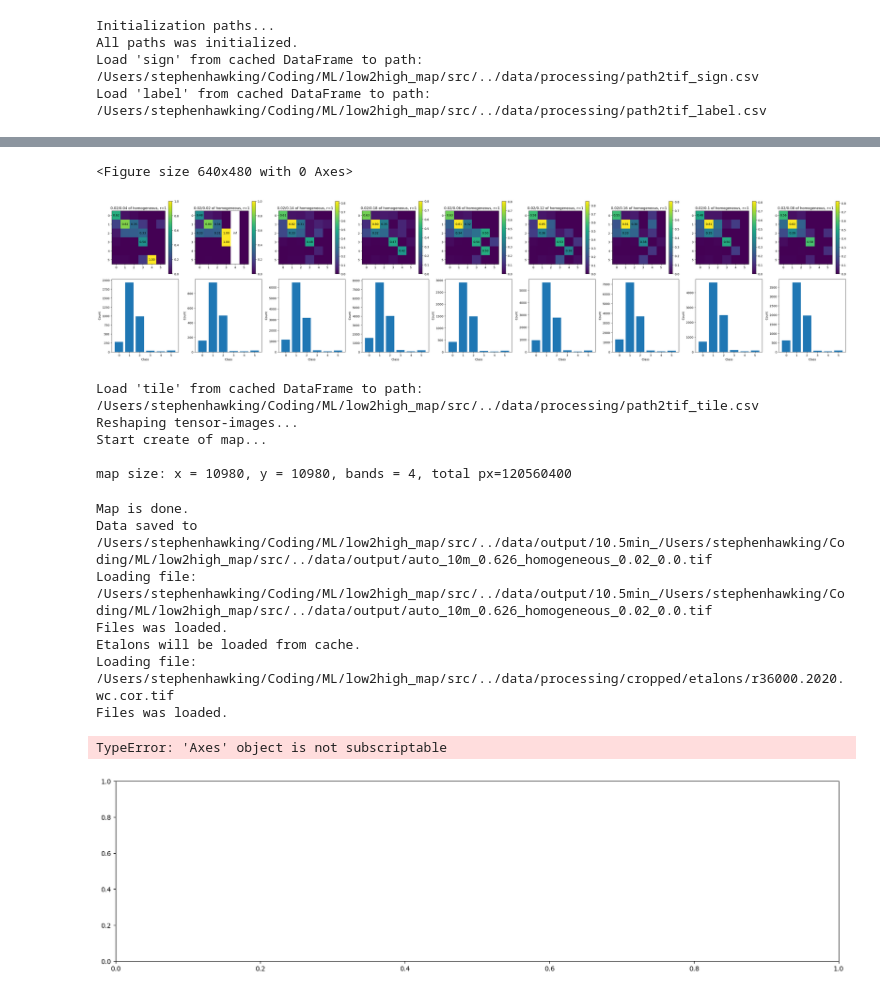
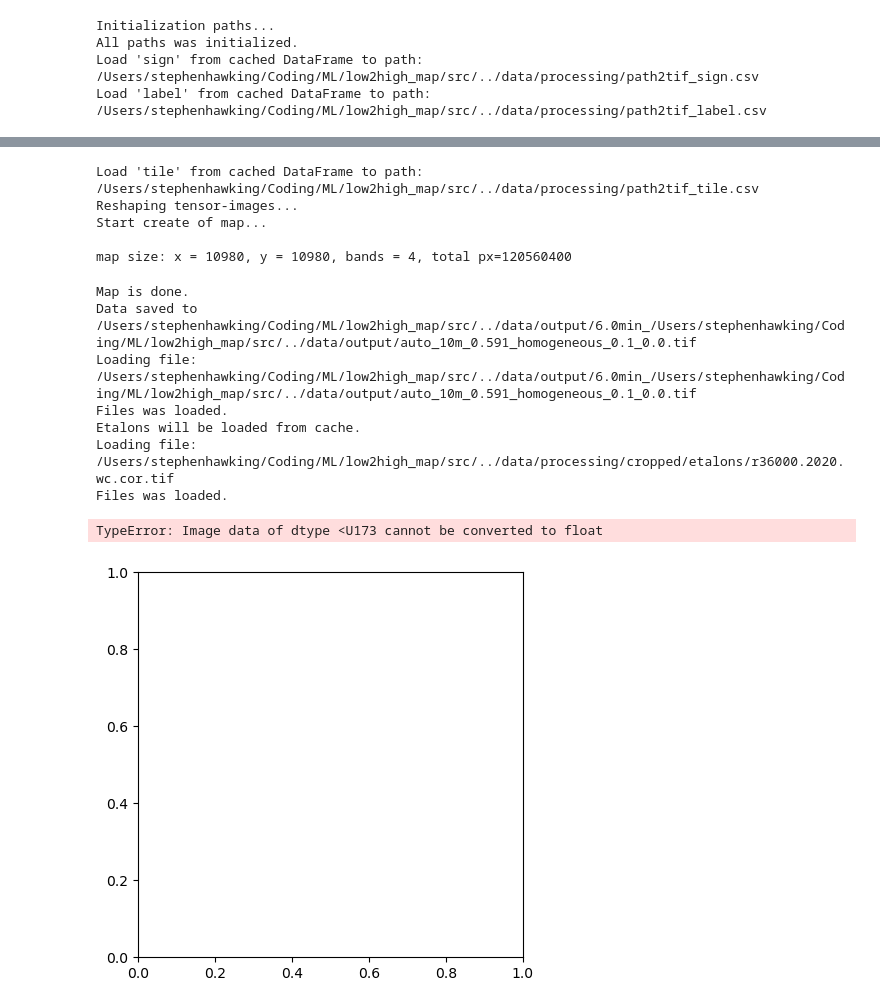
Before and after one commit to 1cosmic/low2high_map, a Jupyter notebook: src/auto-sci.ipynb, the cells around one changed output, grey strips where cells are left out. Drawn from its saved outputs; the diff is of its cells as text; code cells hidden in the pictures.

```diff
--- a/src/auto-sci.ipynb
+++ b/src/auto-sci.ipynb
@@ -29,8 +29,8 @@ only_bands = ["r", "b", "g", "n"]
 signs_paths = signs.query(
     f"year == {year} and season == '90d' and band in @only_bands"
 ).sort_values("band")
-signs_paths = signs_paths["path"].to_list()
-labels_paths = labels.query(f"year == {year}")["path"].to_list()
+signs_paths = signs_paths
+labels_paths = labels.query(f"year == {year}")
 # %% [output]
 Initialization paths...
 All paths was initialized.
@@ -39,19 +39,33 @@ Load 'label' from cached DataFrame to path:  /Users/stephenhawking/Coding/ML/low
 # %%
 config_grid = {
     "resize": ["by_label"],
-    "mask_mode": ["homogeneous"],
-    # "mask_mode": ["homogeneous"],
+    "mask_mode": ["random"],
+    # "r": [0.25 * i for i in range(6)[1:]],
     "r": [1],
-    # "r": [1],
-    # "percent": [0.05 * i for i in range(4)[1:]],
-    "percent": [0.02],
-    "homogen_percent": [0.02 * i for i in range(10)][1:],
-    # "homogen_percent": [0.1],
-    # "stratify": [False, True],
-    "stratify": [False],
+    # "percent": [0.001, 0.01],
+    "percent": [0.05 * i for i in range(6)][1:],
+    # "homogen_percent": [0.05 * i for i in range(6)][1:],
+    # "homogen_percent": [0.01 * i for i in range(6)][1:],
+    # "homogen_percent": [0.3, 0.5],
+    "homogen_percent": [1],
+    # "stratify": [True, False],
+    "stratify": [True],
 }
-
 best_models = analyse_best_model(
     config_grid, signs_paths, labels_paths, store_models=True, verbose=False
 )
+
+take_first = len(best_models)
+models = []
+for m in best_models[:take_first]:
+    models.append(
+        {
+            "model": m["model"],
+            "report": m["report"],
+            "cf_matrix": m["cf_matrix"],
+            "f1": m["f1_score"],
+        }
+    )
+
+spyder_eye(best_models, models)
 # %% [output]
@@ -130,21 +74,3 @@ Mode: homogeneous & stratify False: (array([1, 2, 3, 4, 5, 6], dtype=uint8), arr
-# %%
-take_first = len(best_models)
-models = []
-
-for m in best_models[:take_first]:
-    models.append(
-        {
-            "model": m["model"],
-            "report": m["report"],
-            "cf_matrix": m["cf_matrix"],
-            "f1": m["f1_score"],
-        }
-    )
-
-spyder_eye(best_models, models)
-# %% [output]
-<Figure size 640x480 with 0 Axes>
-[figure, removed]
 # %%
 do_create_map = True
 if do_create_map:
@@ -185,34 +111,37 @@ if do_create_map:
         pc = bm["percent"]
         tt = bm["train_time"]
         out = DEFAULT_PATH["output"] + f"auto_10m_{f1:.3f}_{mm}_{pc}_{tt}.tif"
         pred_map = create_map(loaded_tiles, m, out)
         predicted_res.append(pred_map)
         val_result = validate_how_tif(pred_map, etalons_list)
         validation_res.append({"model_idx": idx, "validation": val_result})
 
     # Визуализация: столбцы по убыванию f1_score
     import matplotlib.pyplot as plt
 
     fig, axes = plt.subplots(1, len(predicted_res), figsize=(20, 5))
+    # Если только одна модель, axes не является списком, а объектом Axes
+    if len(predicted_res) == 1:
+        axes = [axes]
     for i, pred_map in enumerate(predicted_res):
         # Предполагается, что pred_map - numpy array
         axes[i].imshow(pred_map)
         axes[i].set_title(f"Model {i + 1}\nf1={sorted_models[i][0]['f1_score']:.3f}")
         axes[i].axis("off")
     plt.tight_layout()
     plt.show()
 # %% [output]
 Load 'tile' from cached DataFrame to path:  /Users/stephenhawking/Coding/ML/low2high_map/src/../data/processing/path2tif_tile.csv
 Reshaping tensor-images...
 Start create of map...
 
 map size: x = 10980, y = 10980, bands = 4, total px=120560400
 Map is done.
-Data saved to /Users/stephenhawking/Coding/ML/low2high_map/src/../data/output/10.5min_/Users/stephenhawking/Coding/ML/low2high_map/src/../data/output/auto_10m_0.626_homogeneous_0.02_0.0.tif
-Loading file: /Users/stephenhawking/Coding/ML/low2high_map/src/../data/output/10.5min_/Users/stephenhawking/Coding/ML/low2high_map/src/../data/output/auto_10m_0.626_homogeneous_0.02_0.0.tif
+Data saved to /Users/stephenhawking/Coding/ML/low2high_map/src/../data/output/6.0min_/Users/stephenhawking/Coding/ML/low2high_map/src/../data/output/auto_10m_0.591_homogeneous_0.1_0.0.tif
+Loading file: /Users/stephenhawking/Coding/ML/low2high_map/src/../data/output/6.0min_/Users/stephenhawking/Coding/ML/low2high_map/src/../data/output/auto_10m_0.591_homogeneous_0.1_0.0.tif
 Files was loaded.
 Etalons will be loaded from cache.
 Loading file: /Users/stephenhawking/Coding/ML/low2high_map/src/../data/processing/cropped/etalons/r36000.2020.wc.cor.tif
 Files was loaded.
-TypeError: 'Axes' object is not subscriptable
+TypeError: Image data of dtype <U173 cannot be converted to float
-[figure, old version]
+[figure, new version]
```
Also changed, not shown: parts of 1 cell of this notebook, 10 other files.
